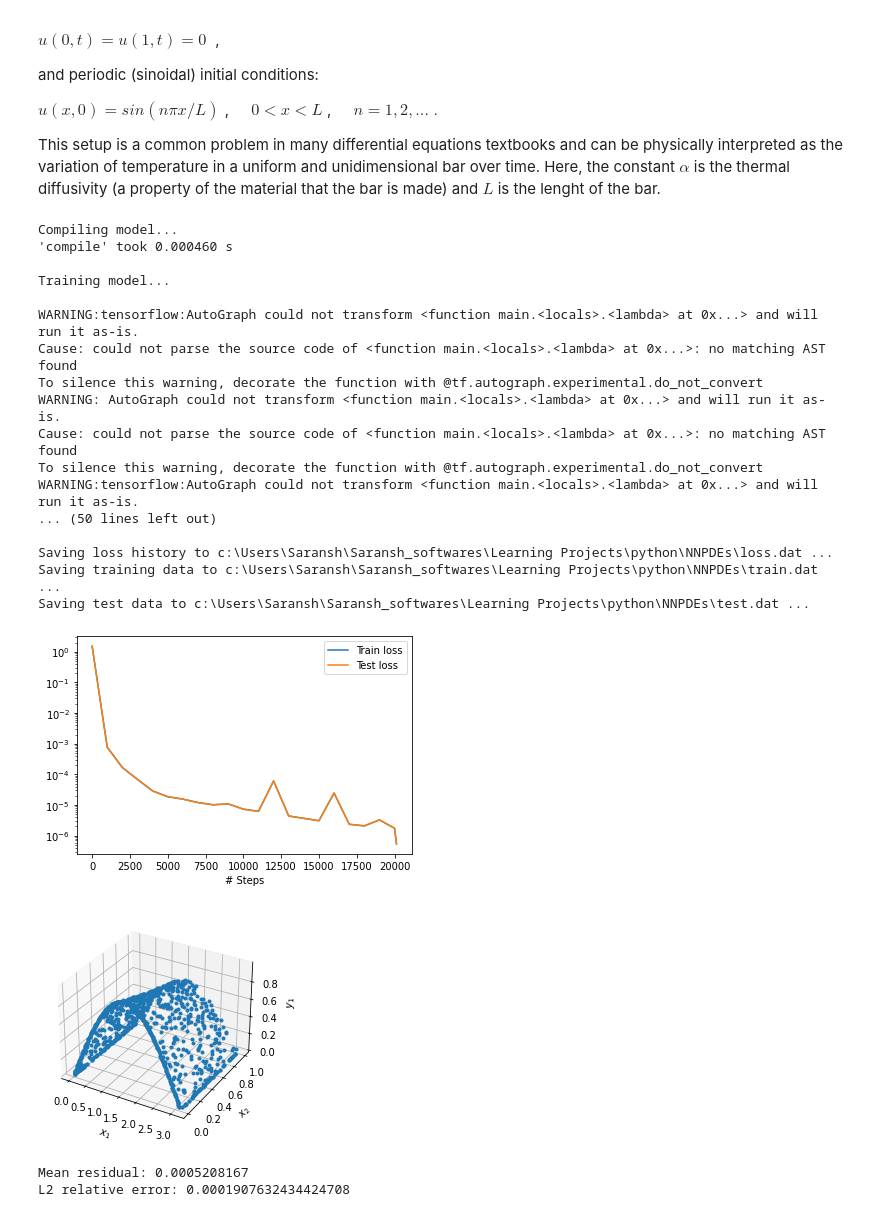
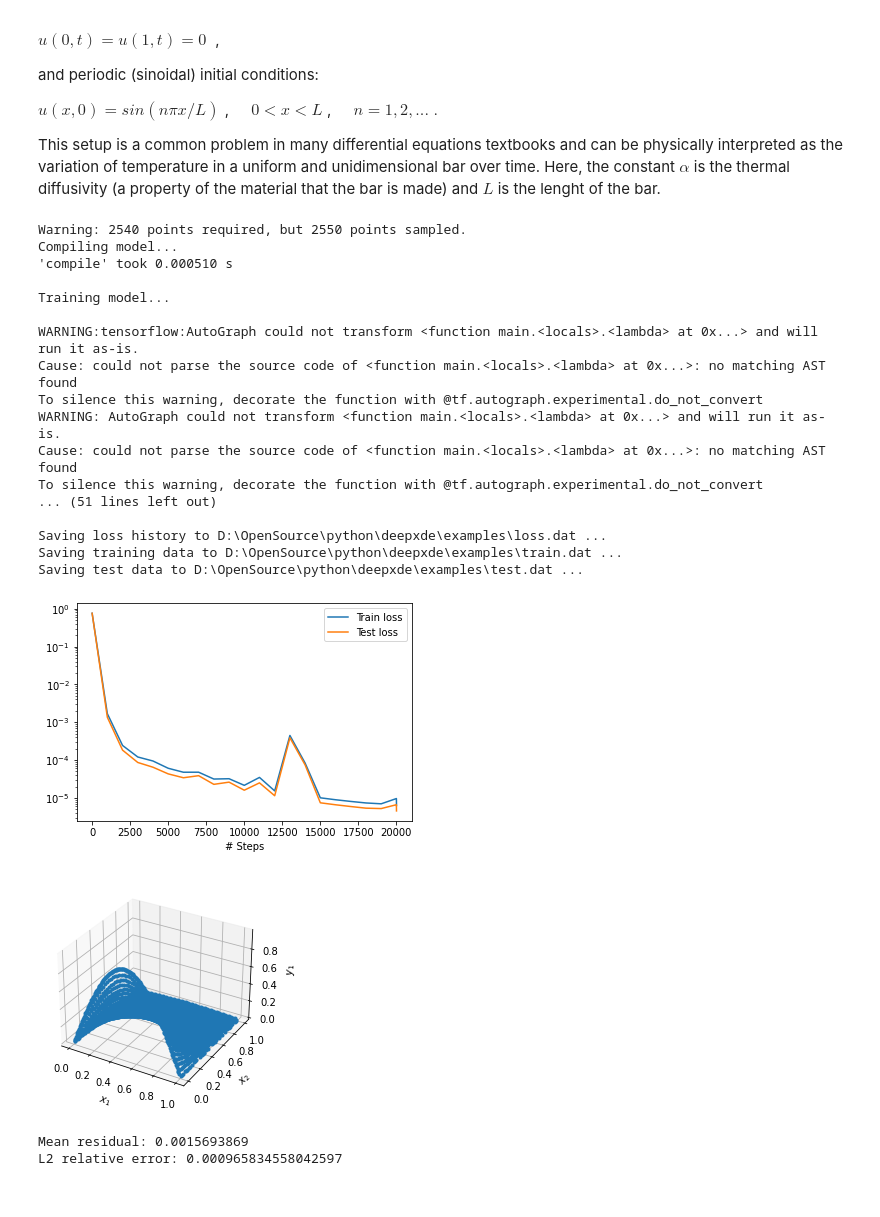
Before and after one commit to Saransh-cpp/LearningProjects, a Jupyter notebook: python/NNPDEs/heat_conduction.ipynb, the cells around one changed output. Saved outputs shown, nothing was run; the diff lists cells and outputs as text; code cells hidden in the pictures.

```diff
--- a/python/NNPDEs/heat_conduction.ipynb
+++ b/python/NNPDEs/heat_conduction.ipynb
@@ -141,36 +163,35 @@ This setup is a common problem in many differential equations textbooks and can
 # %%
 if __name__ == "__main__":
 
     # Problem parameters:
     a = 0.4 # Thermal diffusivity
-    L = np.pi # Lenght of the bar
+    L = 1 # Length of the bar
     n = 1 # Frequency of the sinusoidal initial conditions
 
     # Generate a dataset with the exact solution (if you dont have one):
     gen_exact_solution()
-    # gen_testdata()
 
     # Solve the equation:
     main()
 # %% [output]
+Warning: 2540 points required, but 2550 points sampled.
 Compiling model...
-'compile' took 0.000460 s
+'compile' took 0.000510 s
 
 Training model...
 
 WARNING:tensorflow:AutoGraph could not transform <function main.<locals>.<lambda> at 0x...> and will run it as-is.
 Cause: could not parse the source code of <function main.<locals>.<lambda> at 0x...>: no matching AST found
 To silence this warning, decorate the function with @tf.autograph.experimental.do_not_convert
 WARNING: AutoGraph could not transform <function main.<locals>.<lambda> at 0x...> and will run it as-is.
 Cause: could not parse the source code of <function main.<locals>.<lambda> at 0x...>: no matching AST found
 To silence this warning, decorate the function with @tf.autograph.experimental.do_not_convert
-WARNING:tensorflow:AutoGraph could not transform <function main.<locals>.<lambda> at 0x...> and will run it as-is.
-... (50 lines left out)
+... (51 lines left out)
 
-Saving loss history to c:\Users\Saransh\Saransh_softwares\Learning Projects\python\NNPDEs\loss.dat ...
-Saving training data to c:\Users\Saransh\Saransh_softwares\Learning Projects\python\NNPDEs\train.dat ...
-Saving test data to c:\Users\Saransh\Saransh_softwares\Learning Projects\python\NNPDEs\test.dat ...
+Saving loss history to D:\OpenSource\python\deepxde\examples\loss.dat ...
+Saving training data to D:\OpenSource\python\deepxde\examples\train.dat ...
+Saving test data to D:\OpenSource\python\deepxde\examples\test.dat ...
-[figure, old version]
+[figure, new version]
-[figure, old version]
+[figure, new version]
-Mean residual: 0.0005208167
-L2 relative error: 0.0001907632434424708
+Mean residual: 0.0015693869
+L2 relative error: 0.000965834558042597
```
Also changed, not shown: parts of 3 cells of this notebook, 2 other files.
